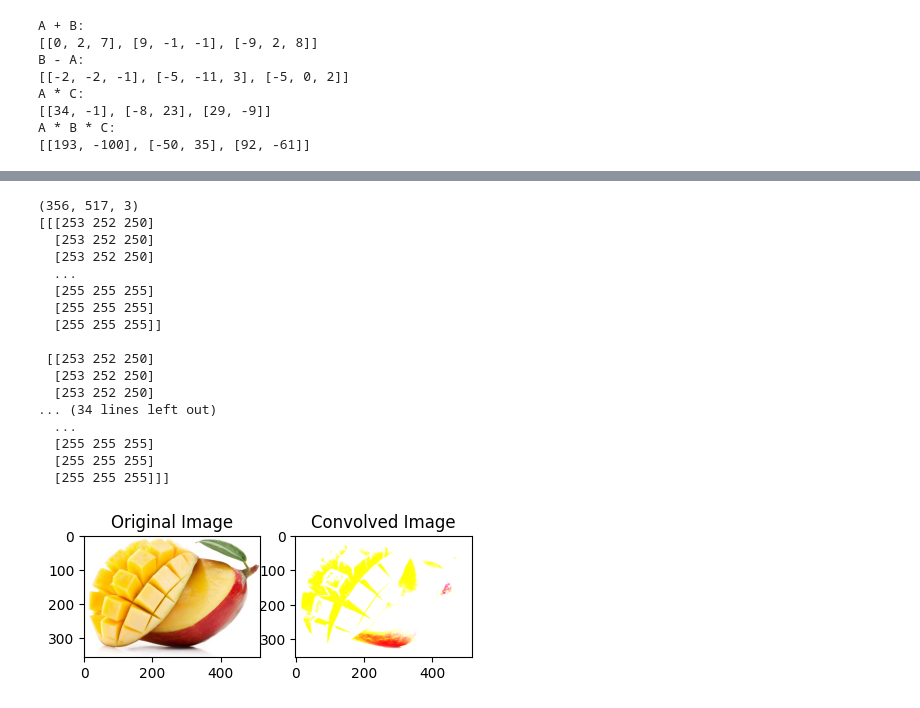
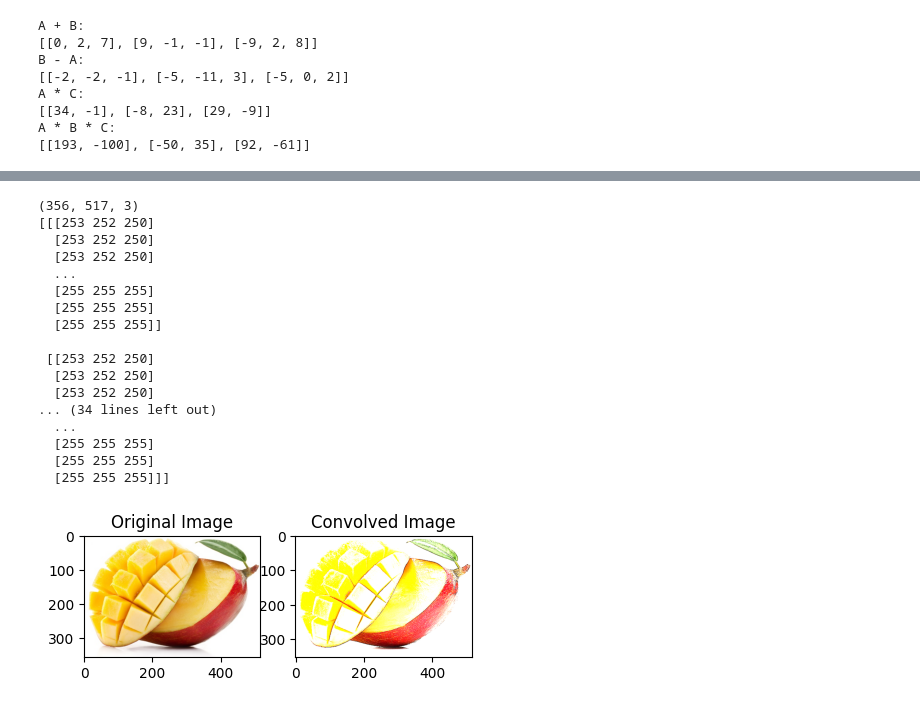
Before and after one commit to julika333/TMS-DS, a Jupyter notebook: lesson_11_matrix/HW_11.ipynb, the cells around one changed output, grey strips where cells are left out. Saved outputs shown, nothing was run; the diff lists cells and outputs as text; code cells hidden in the pictures.

```diff
--- a/lesson_11_matrix/HW_11.ipynb
+++ b/lesson_11_matrix/HW_11.ipynb
@@ -110,9 +110,9 @@ def convolve2d_manual(image, kernel):
 
 
 # Example of a 3x3 convolution kernel
-kernel = np.array([[0.5, 1, 0.5],
-                   [1, 1, 1],
-                   [0.5, 1, 0.5]])
+kernel = np.array([[-1, -1, -1],
+                   [-1, 10, -1],
+                   [-1, -1, -1]])
 
 
 image = plt.imread('/content/sample_data/Image_4_medium.jpg')
@@ -124,31 +124,31 @@ convolved_image = convolve2d_manual(image, kernel)
 
 plt.figure(figsize=(5, 2))
 
 plt.subplot(1, 2, 1)
 plt.imshow(image)
 plt.title("Original Image")
 
 plt.subplot(1, 2, 2)
 plt.imshow(convolved_image)
 plt.title("Convolved Image")
 
 plt.show()
 # %% [output]
 (356, 517, 3)
 [[[253 252 250]
   [253 252 250]
   [253 252 250]
   ...
   [255 255 255]
   [255 255 255]
   [255 255 255]]
 
  [[253 252 250]
   [253 252 250]
   [253 252 250]
 ... (34 lines left out)
   ...
   [255 255 255]
   [255 255 255]
   [255 255 255]]]
-[figure, old version]
+[figure, new version]
```
